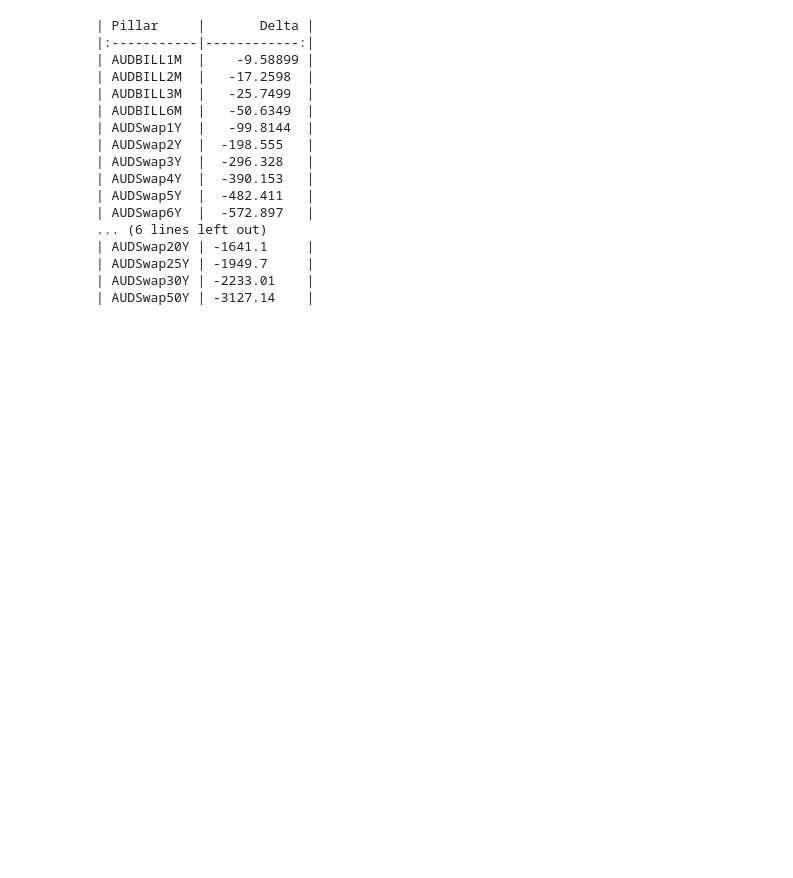
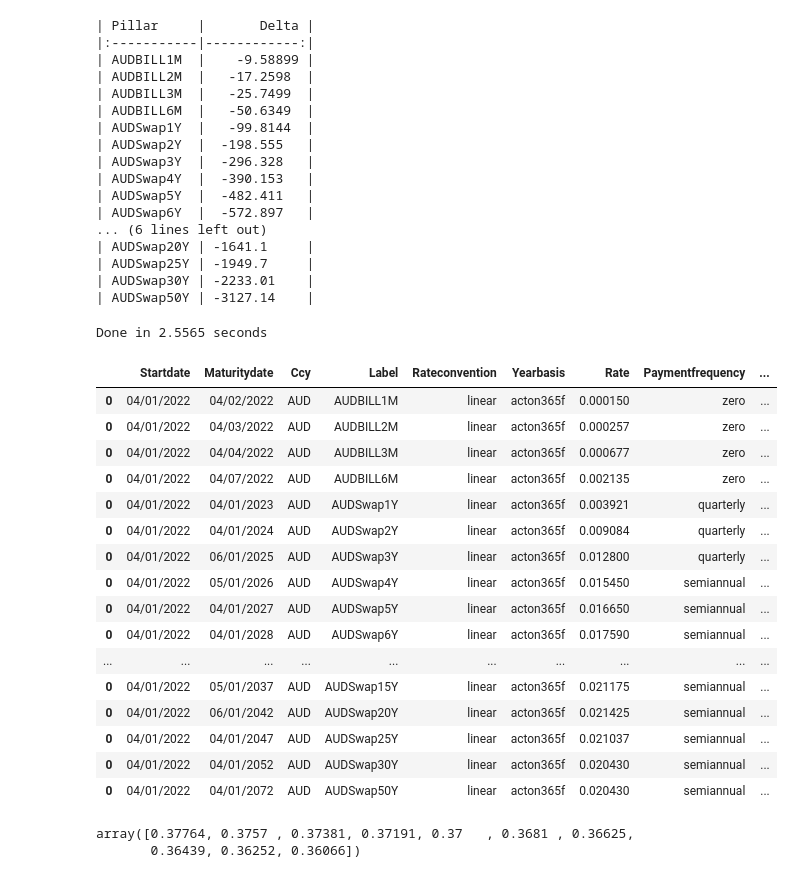
Before and after one commit to zongjieshen/RatesMarket, a Jupyter notebook: Notebook.ipynb, the cells around one changed output. Saved outputs shown, nothing was run; the diff lists cells and outputs as text; code cells hidden in the pictures; blank space fills up the shorter version.

```diff
--- a/Notebook.ipynb
+++ b/Notebook.ipynb
@@ -97,3 +104,69 @@ print(dt.to_markdown(index=False))
 | AUDSwap25Y | -1949.7     |
 | AUDSwap30Y | -2233.01    |
 | AUDSwap50Y | -3127.14    |
+# %%
+import numpy as np
+import pandas as pd
+import market as mkt
+import dateutil.relativedelta
+valueDate = pd.to_datetime('31/12/2021')
+audswapFilters = "(ValueType == 'DepositRate' and Label.str.contains ('AUDBILL').values) or (ValueType == 'SwapRate' and Label.str.contains ('AUDSwap').values)"
+audSwapItem = [mkt.ItemToBuild(True,'yieldCurve','AUDSwap',audswapFilters,'AUD')]
+market = mkt.Create('AudSwap',valueDate,None,audSwapItem)
+audswap = market['audswap']
+audswap.ItemInfo()
+# %% [output]
+Done in 2.5565 seconds
+|  | Startdate | Maturitydate | Ccy | Label | Rateconvention | Yearbasis | Rate | Paymentfrequency | ... |
+| 0 | 04/01/2022 | 04/02/2022 | AUD | AUDBILL1M | linear | acton365f | 0.000150 | zero | ... |
+| 0 | 04/01/2022 | 04/03/2022 | AUD | AUDBILL2M | linear | acton365f | 0.000257 | zero | ... |
+| 0 | 04/01/2022 | 04/04/2022 | AUD | AUDBILL3M | linear | acton365f | 0.000677 | zero | ... |
+| 0 | 04/01/2022 | 04/07/2022 | AUD | AUDBILL6M | linear | acton365f | 0.002135 | zero | ... |
+| 0 | 04/01/2022 | 04/01/2023 | AUD | AUDSwap1Y | linear | acton365f | 0.003921 | quarterly | ... |
+| 0 | 04/01/2022 | 04/01/2024 | AUD | AUDSwap2Y | linear | acton365f | 0.009084 | quarterly | ... |
+| 0 | 04/01/2022 | 06/01/2025 | AUD | AUDSwap3Y | linear | acton365f | 0.012800 | quarterly | ... |
+| 0 | 04/01/2022 | 05/01/2026 | AUD | AUDSwap4Y | linear | acton365f | 0.015450 | semiannual | ... |
+| 0 | 04/01/2022 | 04/01/2027 | AUD | AUDSwap5Y | linear | acton365f | 0.016650 | semiannual | ... |
+| 0 | 04/01/2022 | 04/01/2028 | AUD | AUDSwap6Y | linear | acton365f | 0.017590 | semiannual | ... |
+| ... | ... | ... | ... | ... | ... | ... | ... | ... | ... |
+| 0 | 04/01/2022 | 05/01/2037 | AUD | AUDSwap15Y | linear | acton365f | 0.021175 | semiannual | ... |
+| 0 | 04/01/2022 | 06/01/2042 | AUD | AUDSwap20Y | linear | acton365f | 0.021425 | semiannual | ... |
+| 0 | 04/01/2022 | 04/01/2047 | AUD | AUDSwap25Y | linear | acton365f | 0.021037 | semiannual | ... |
+| 0 | 04/01/2022 | 04/01/2052 | AUD | AUDSwap30Y | linear | acton365f | 0.020430 | semiannual | ... |
+| 0 | 04/01/2022 | 04/01/2072 | AUD | AUDSwap50Y | linear | acton365f | 0.020430 | semiannual | ... |
+# %%
+import numpy as np
+import pandas as pd
+import market as mkt
+valueDate = pd.to_datetime('31/12/2021')
+
+audSwap = mkt.YieldCurve('AUDSwap',valueDate, 'AUD',[])
+audSwap.points = np.array([('2021-12-31', 1.6409088e+09,  0.00000000e+00),
+('2022-02-04', 1.6439328e+09, -1.43834700e-05),
+('2022-03-04', 1.6463520e+09, -4.31854280e-05),
+('2022-04-04', 1.6490304e+09, -1.68561400e-04),
+('2022-07-04', 1.6568928e+09, -1.05980980e-03),
+('2023-01-04', 1.6727904e+09, -3.92280107e-03),
+('2024-01-04', 1.7043264e+09, -1.82009611e-02),
+('2025-01-06', 1.7361216e+09, -3.86632868e-02),
+('2026-01-05', 1.7675712e+09, -6.21591602e-02),
+('2027-01-04', 1.7990208e+09, -8.37090091e-02),
+('2028-01-04', 1.8305568e+09, -1.06185209e-01),
+('2029-01-04', 1.8621792e+09, -1.29672580e-01),
+('2030-01-04', 1.8937152e+09, -1.53121889e-01),
+('2031-01-06', 1.9254240e+09, -1.76619195e-01),
+('2032-01-05', 1.9568736e+09, -2.00593032e-01),
+('2034-01-04', 2.0199456e+09, -2.48904132e-01),
+('2037-01-05', 2.1147264e+09, -3.21366318e-01),
+('2042-01-06', 2.2725792e+09, -4.32741024e-01),
+('2047-01-04', 2.4301728e+09, -5.27113098e-01),
+('2052-01-04', 2.5879392e+09, -6.08042546e-01),
+('2072-01-04', 3.2190912e+09, -1.01484653e+00)],
+dtype=[('maturity', '<M8[D]'), ('timestamp', '<f8'), ('discount_factor', '<f8')])
+
+audswapFwdShocked = audSwap.CreateShockedCurve('foward',shockAmount = 0.0001)
+df = np.exp(audswapFwdShocked.points['discount_factor']).round(5)
+df[-10:]
+# %% [output]
+array([0.37764, 0.3757 , 0.37381, 0.37191, 0.37   , 0.3681 , 0.36625,
+       0.36439, 0.36252, 0.36066])
```
Also changed, not shown: parts of 3 cells of this notebook, 24 other files.
